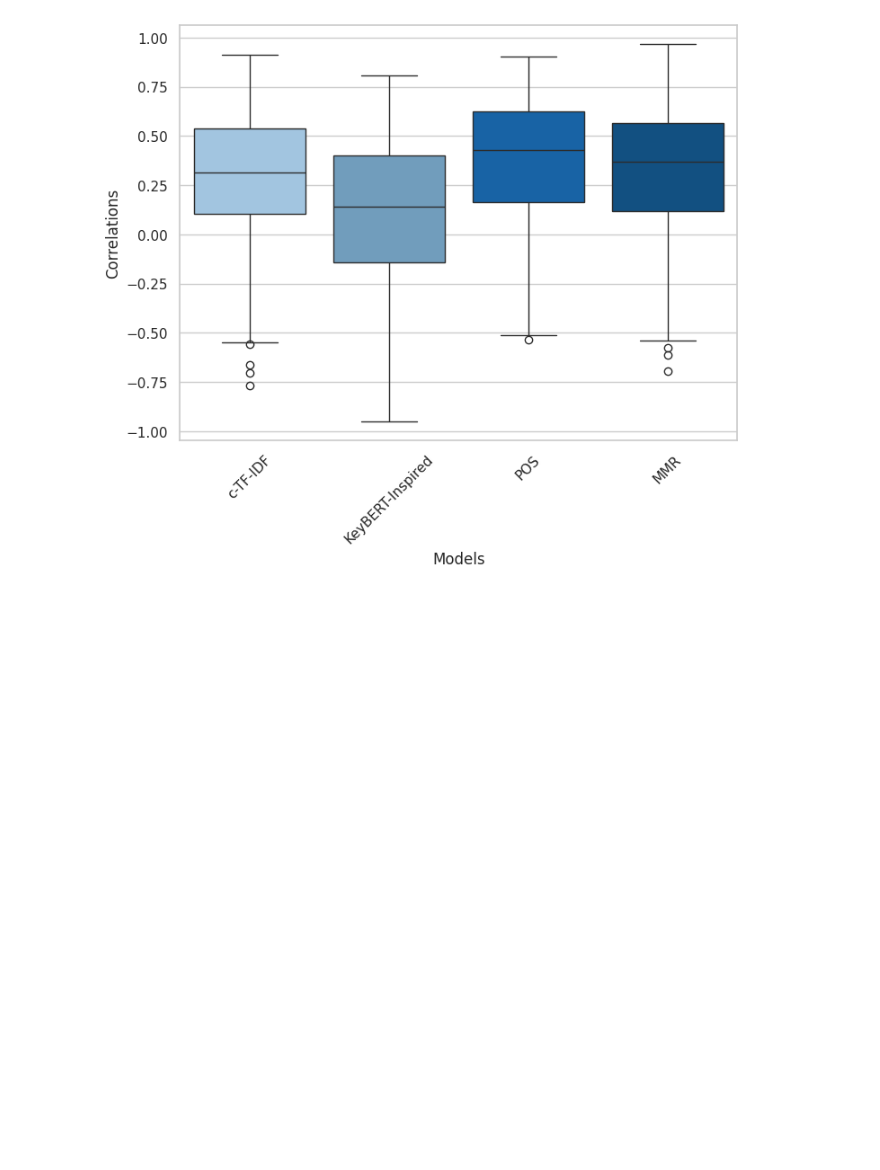
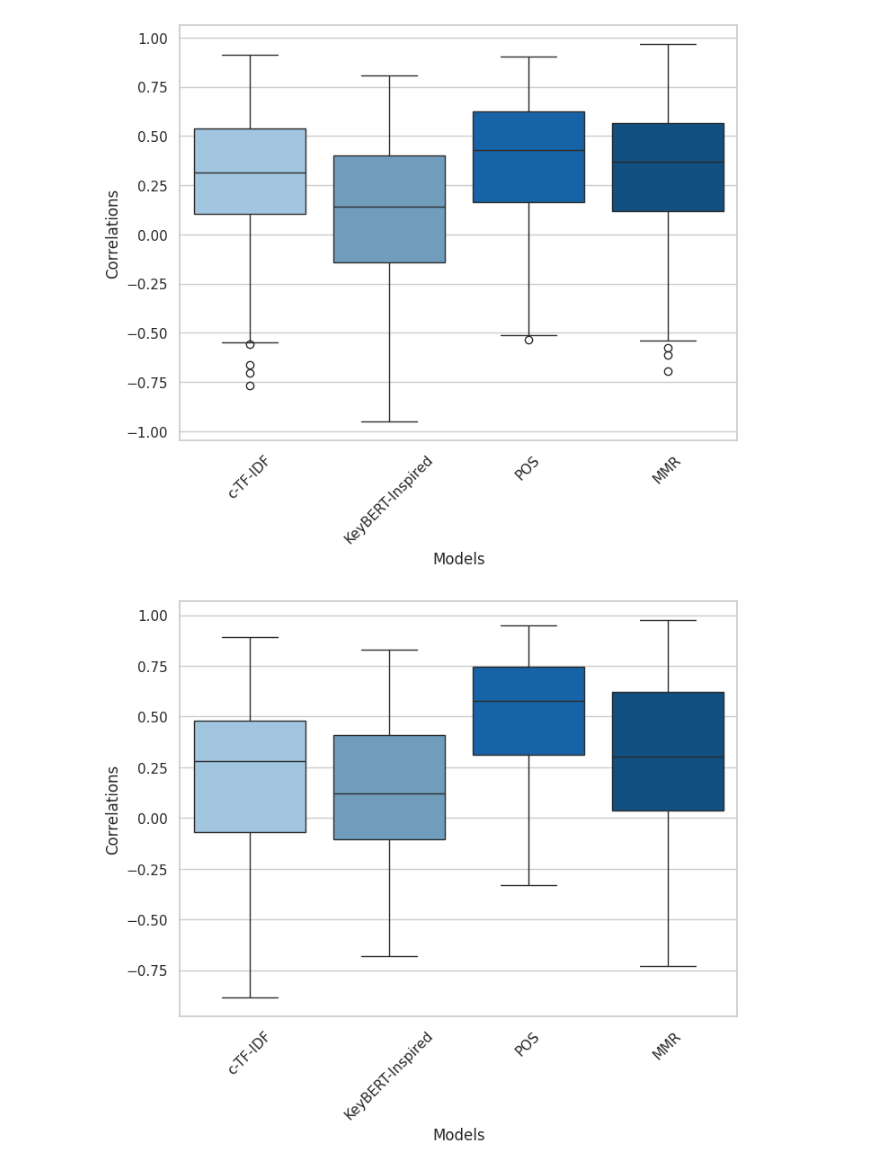
Before and after one commit to AbhilashPal/Faithful-Topic-Modeling, a Jupyter notebook: randomized_rankings_and_visualizations.ipynb, the cells around one changed output. Cells and saved outputs as stored; diff of their text form; code cells hidden in the pictures; blank space fills up the shorter version.

```diff
--- a/randomized_rankings_and_visualizations.ipynb
+++ b/randomized_rankings_and_visualizations.ipynb
@@ -527,3 +599,26 @@ data_centroid = [
 create_box_plot_from_files(data_centroid)
 # %% [output]
 [figure]
+# %%
+data_centroid = [
+    {
+        "path" : "/home/abpal/WorkFiles/Faithful-Topic-Modeling/final_result/centroid/nyt_centroid_1.json",
+        "label" : "c-TF-IDF"
+    },
+    {
+        "path" : "/home/abpal/WorkFiles/Faithful-Topic-Modeling/final_result/centroid/nyt_centroid_2.json",
+        "label" : "KeyBERT-Inspired"
+    },
+    {
+        "path" : "/home/abpal/WorkFiles/Faithful-Topic-Modeling/final_result/centroid/nyt_centroid_3.json",
+        "label" : "POS"
+    },
+    {
+        "path" : "/home/abpal/WorkFiles/Faithful-Topic-Modeling/final_result/centroid/nyt_centroid_4.json",
+        "label" : "MMR"
+    },
+]
+
+create_box_plot_from_files(data_centroid)
+# %% [output]
+[figure, added]
```
Also changed, not shown: parts of 29 cells of this notebook, 21 other files.
